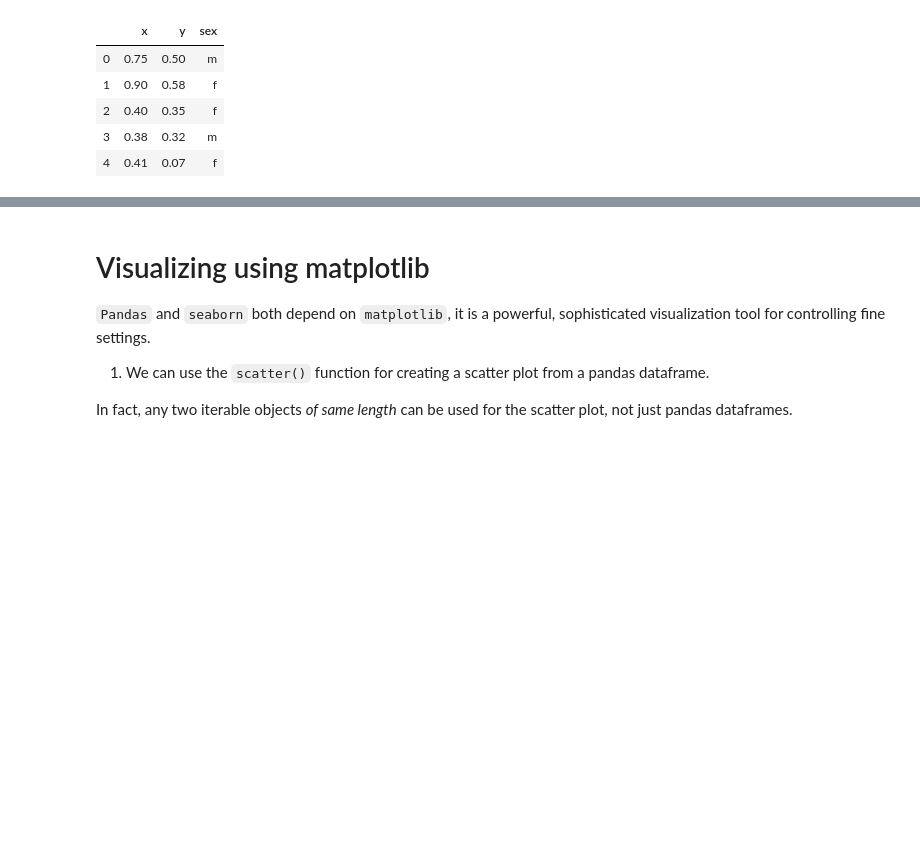
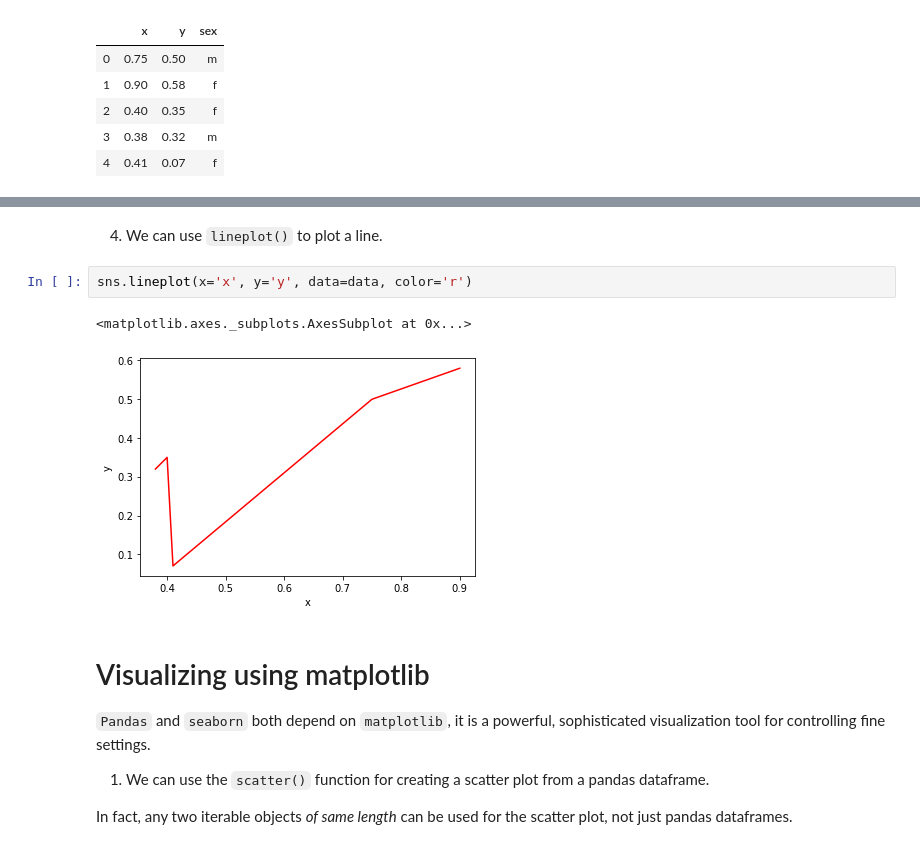
Before and after one commit to MJimitater/epistomology, a Jupyter notebook: visualization.ipynb, the cells around one changed output, grey strips where cells are left out. Cells and saved outputs as stored; diff of their text form; blank space fills up the shorter version.

```diff
--- a/visualization.ipynb
+++ b/visualization.ipynb
@@ -83,3 +85,10 @@ sns.regplot(x='x', y='y', data=data)
+# %% [markdown]
+4. We can use `lineplot()` to plot a line.
+# %%
+sns.lineplot(x='x', y='y', data=data, color='r')
+# %% [output]
+<matplotlib.axes._subplots.AxesSubplot at 0x...>
+[figure, added]
 # %% [markdown]
 # Visualizing using matplotlib
 
```
Also changed, not shown: parts of 8 cells of this notebook, 1 other file.
